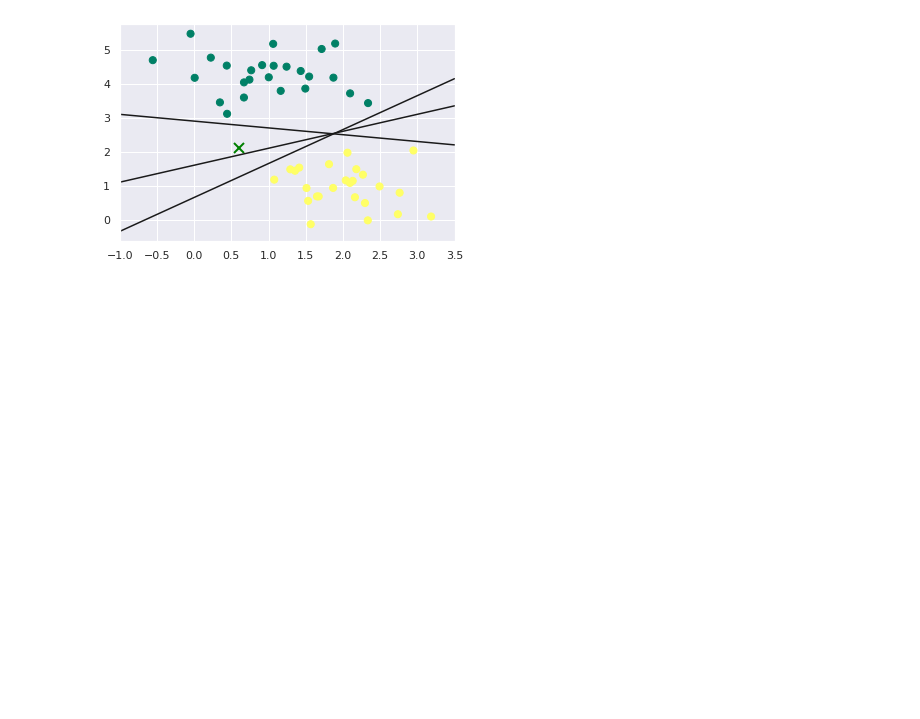
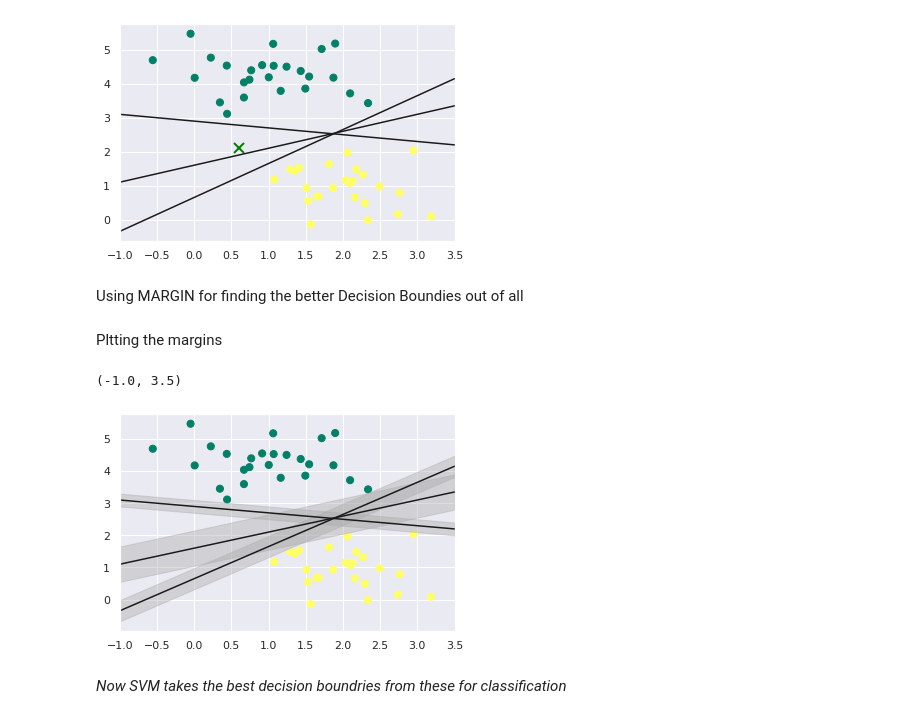
Before and after one commit to anmol0720/Getting-Started-with-SVM, a Jupyter notebook: Untitled4.ipynb, the cells around one changed output. Saved outputs shown, nothing was run; the diff lists cells and outputs as text; code cells hidden in the pictures; blank space fills up the shorter version.

Commit message:
Weight on the Boundries

```diff
--- a/Untitled4.ipynb
+++ b/Untitled4.ipynb
@@ -33,3 +33,23 @@ plt.xlim(-1,3.5)
 # %% [output]
 (-1.0, 3.5)
 [figure]
+# %% [markdown]
+Using MARGIN for finding the better Decision Boundies out of all
+# %% [markdown]
+Pltting the margins
+# %%
+xfit=np.linspace(-1,3.5)
+plt.scatter(X[:, 0],X[:, 1],c=y,s=50,cmap='summer')
+
+#d is for weight of margin
+for m, b, d in [(1,0.65,0.33),(0.5,1.6,0.55),(-0.2,2.9,0.2)]:
+  yfit=m*xfit+b
+  plt.plot(xfit,yfit, '-k')
+  plt.fill_between(xfit,yfit -d,yfit +d,edgecolor='none',color='#AAAAAA',alpha=0.4)
+
+plt.xlim(-1,3.5)
+# %% [output]
+(-1.0, 3.5)
+[figure, added]
+# %% [markdown]
+*Now SVM takes the best decision boundries from these for classification*
```
